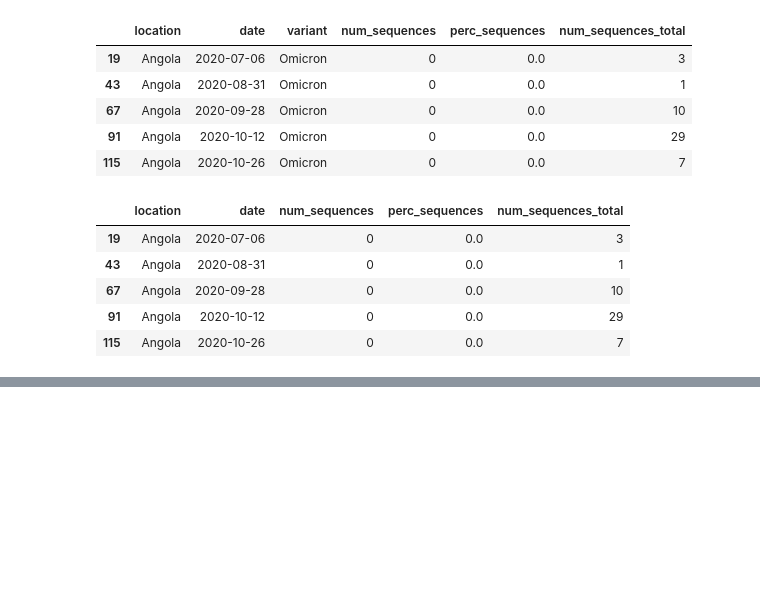
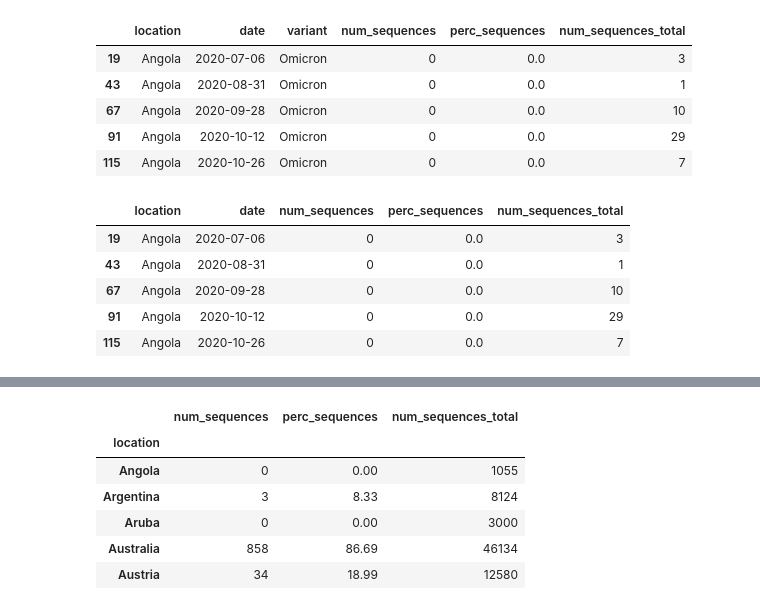
Before and after one commit to hidayah24/ds, a Jupyter notebook: Analysis/omicron_daily_cases_analysis/omicron_daily_cases_analysis.ipynb, the cells around one changed output, grey strips where cells are left out. Drawn from its saved outputs; the diff is of its cells as text; code cells hidden in the pictures; blank space fills up the shorter version.

```diff
--- a/Analysis/omicron_daily_cases_analysis/omicron_daily_cases_analysis.ipynb
+++ b/Analysis/omicron_daily_cases_analysis/omicron_daily_cases_analysis.ipynb
@@ -111,0 +107,11 @@ virus_map.show()
+# %%
+df5 = df4.groupby("location").sum()
+df5.head()
+# %% [output]
+|  | num_sequences | perc_sequences | num_sequences_total |
+| location |  |  |  |
+| Angola | 0 | 0.00 | 1055 |
+| Argentina | 3 | 8.33 | 8124 |
+| Aruba | 0 | 0.00 | 3000 |
+| Australia | 858 | 86.69 | 46134 |
+| Austria | 34 | 18.99 | 12580 |
```
Also changed, not shown: parts of 8 cells of this notebook, 1 other file.
